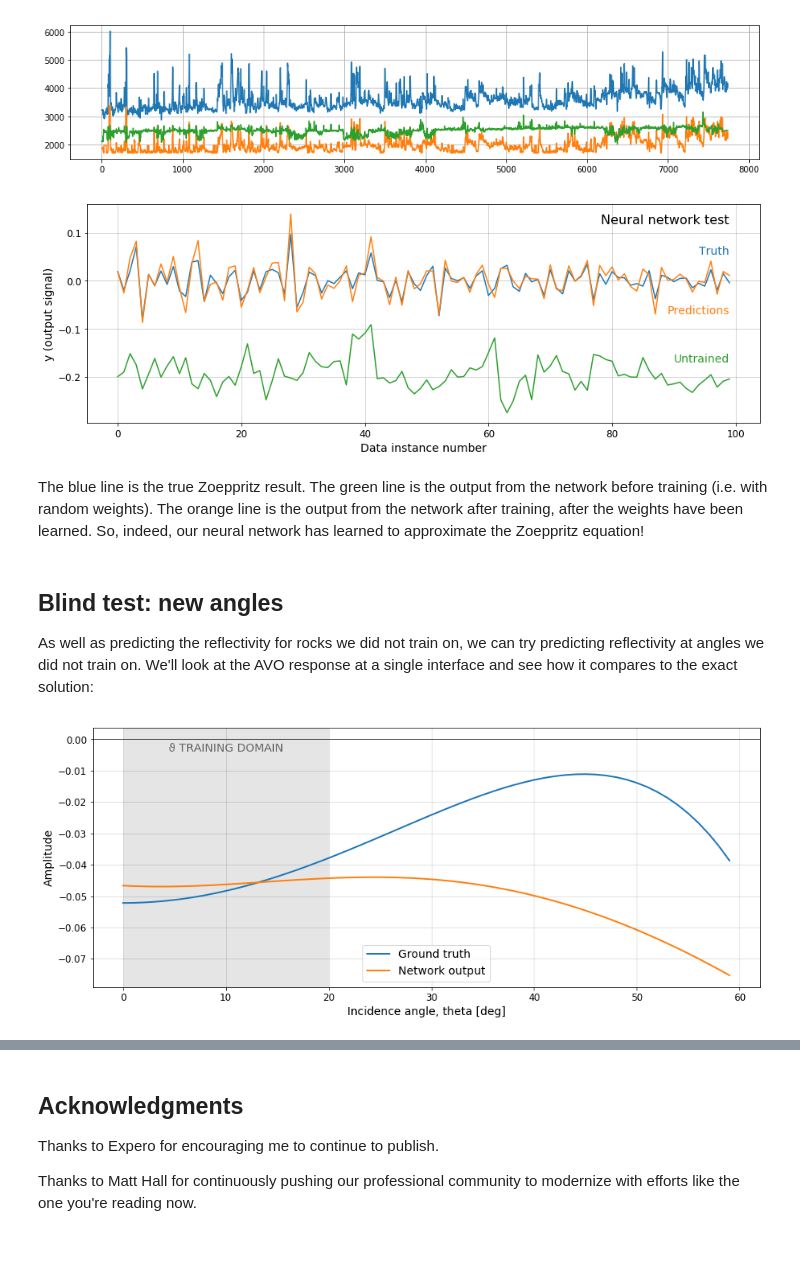
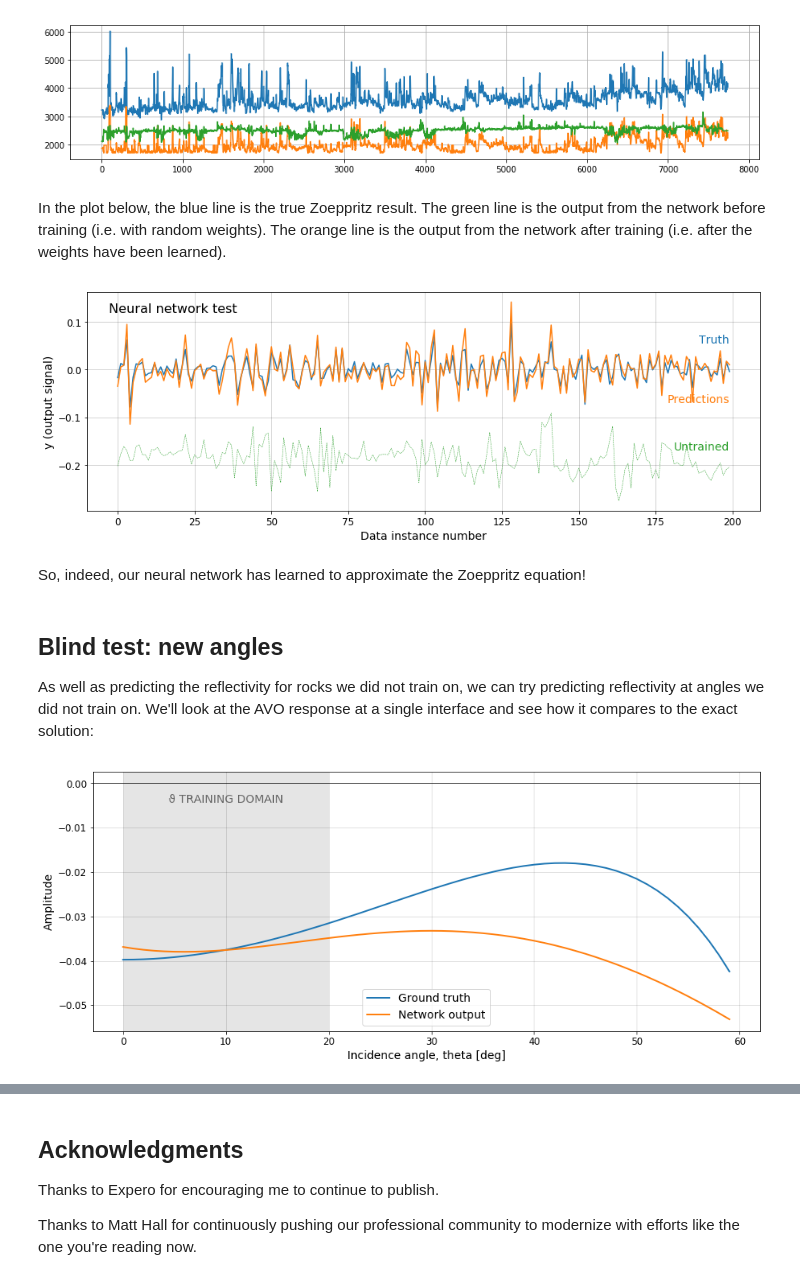
Before and after one commit to seg/tutorials-2018, a Jupyter notebook: 1808_Neural_Networks/manuscript-publication.ipynb, the cells around one changed output, grey strips where cells are left out. Drawn from its saved outputs; the diff is of its cells as text; code cells hidden in the pictures; blank space fills up the shorter version.

```diff
--- a/1808_Neural_Networks/manuscript-publication.ipynb
+++ b/1808_Neural_Networks/manuscript-publication.ipynb
@@ -108,8 +118,8 @@ def backward(xi, yi,
     grad_b2 = delta_output
     params['b2'] -= learning_rate * grad_b2
 
-    grad = tanh(a1, forward=False)
-    delta_hidden = grad * delta_output * W2
+    derivative = sigma(a1, forward=False)
+    delta_hidden = delta_output * derivative * W2
     grad_W1 = delta_hidden.reshape((-1, 1)) @ xi.reshape((1, -1))
     params['W1'] -= learning_rate * grad_W1
 
@@ -251,8 +273,11 @@ We do this 20,000 times. Every time we do, we output the "mean squared error" (h
 # %%
-def loss(y, yi_pred):
+def mse(y, yi_pred):
+    """
+    Returns the mean squared error
+    """
     return 0.5 * np.asscalar(np.square(y - yi_pred))
 # %%
-num_epochs = 5000
+num_epochs = 2000
 learning_rate = 0.001
 loss_history = []
 
@@ -260,13 +285,10 @@ params = initialize_params(units=units)
 
 for i in tnrange(num_epochs):
     for xi, yi in zip(X, y):
-
         z2, a1 = forward(xi, **params)
-
         params = backward(xi, yi,
                           a1, z2,
                           params,
                           learning_rate)
-
-    loss_history.append(loss(z2, yi))
+    loss_history.append(mse(z2, yi))
 # %% [output]
@@ -333,7 +349,7 @@ plt.grid()
 # %% [output]
 [figure]
 # %%
-n = 100
+n = 200
 
 vp = VP[::5][-n-1:]
 vs = VS[::5][-n-1:]
@@ -367,26 +383,28 @@ for xi in X_blind:
+# %% [markdown]
+In the plot below, the blue line is the true Zoeppritz result. The green line is the output from the network before training (i.e. with random weights). The orange line is the output from the network after training (i.e. after the weights have been learned).
 # %%
 plt.figure(figsize=(15,5))
 
 plt.plot(y_blind.real, label='Truth')
 plt.plot(blind_train, label='Predictions')
-plt.plot(blind_pre, label='Untrained')
+plt.plot(blind_pre, '--', label='Untrained', lw=0.5)
 
-plt.text(99, 0.12, 'Neural network test', fontsize=16, ha='right')
+plt.text(-3, 0.12, 'Neural network test', fontsize=16, ha='left')
 plt.xlabel('Data instance number', fontsize=14)
 plt.ylabel('y (output signal)', fontsize=14)
 
-plt.text(99, 0.05, "Truth", color='C0', fontsize=14, va='bottom', ha='right')
-plt.text(99, -0.05, "Predictions", color='C1', fontsize=14, va='top', ha='right')
-plt.text(99, -0.15, "Untrained", color='C2', fontsize=14, va='top', ha='right')
+plt.text(199, 0.05, "Truth", color='C0', fontsize=14, va='bottom', ha='right')
+plt.text(199, -0.05, "Predictions", color='C1', fontsize=14, va='top', ha='right')
+plt.text(199, -0.15, "Untrained", color='C2', fontsize=14, va='top', ha='right')
 
 plt.gca().tick_params(axis='both', labelsize=12)
 
 plt.grid(color='k', alpha=0.2)
 plt.show()
 # %% [output]
-[figure, old version]
+[figure, new version]
-# %% [markdown]
-The blue line is the true Zoeppritz result. The green line is the output from the network before training (i.e. with random weights). The orange line is the output from the network after training, after the weights have been learned. So, indeed, our neural network has learned to approximate the Zoeppritz equation!
+# %% [markdown]
+So, indeed, our neural network has learned to approximate the Zoeppritz equation!
 # %% [markdown]
 ## Blind test: new angles
 
@@ -406,7 +423,8 @@ def get_amps(data, sample):
 
     return amp, amp_hat
 # %%
-amp, amp_hat = get_amps(X_blind_, sample=30)
+theta = np.arange(60)
+amp, amp_hat = get_amps(X_blind_, sample=58, theta=theta)
 
 plt.figure(figsize=(15, 6))
 
@@ -427,5 +445,5 @@ plt.gca().tick_params(axis='both', labelsize=12)
 plt.legend(fontsize=14)
 plt.show()
 # %% [output]
-[figure, old version]
+[figure, new version]
 # %% [markdown]
```
Also changed, not shown: parts of 21 cells of this notebook.
